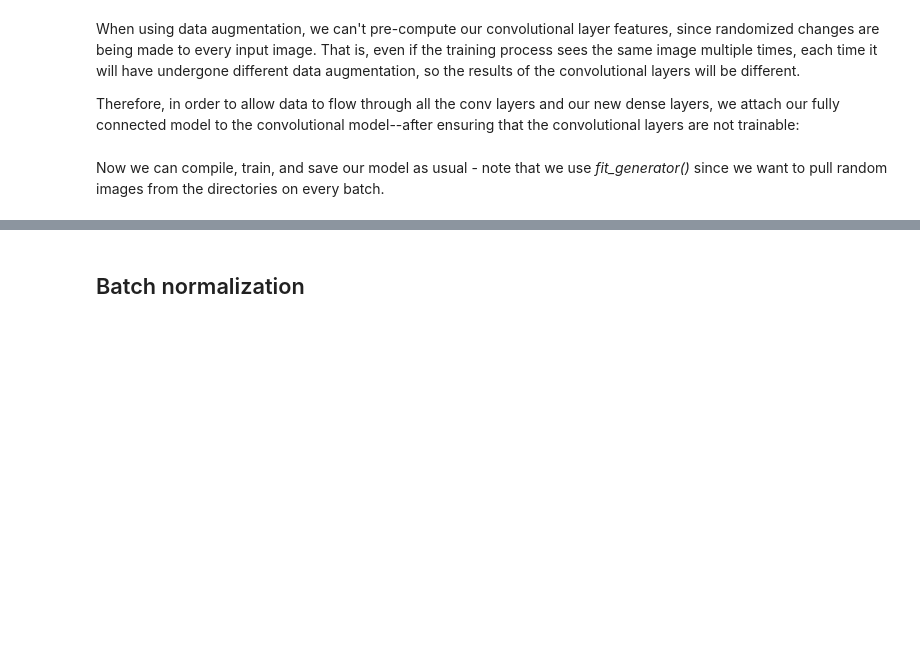
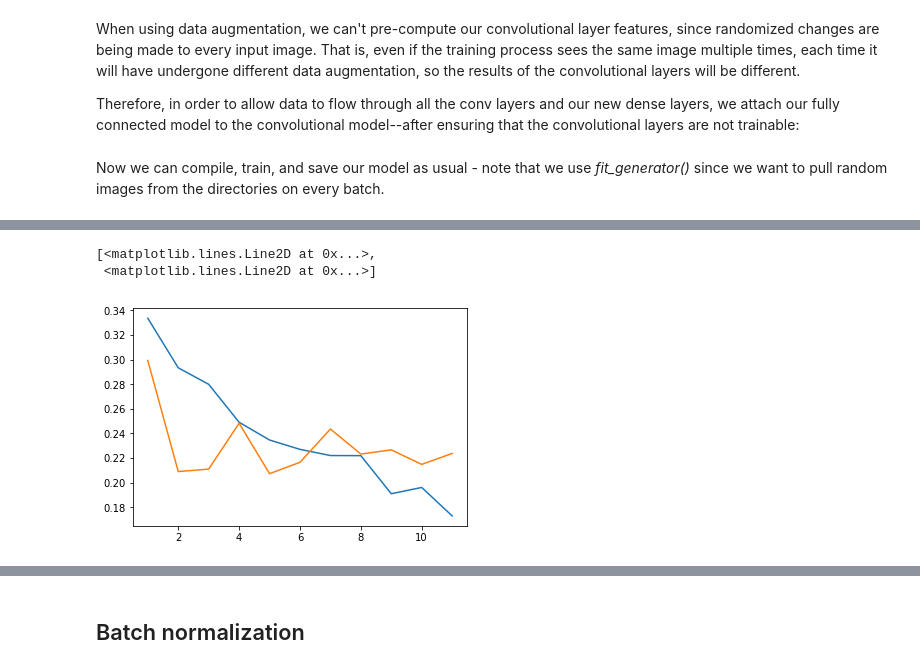
Before and after one commit to sainathadapa/courses, a Jupyter notebook: deeplearning1/nbs-custom-mine/lesson3_01.ipynb, the cells around one changed output, grey strips where cells are left out. Saved outputs shown, nothing was run; the diff lists cells and outputs as text; code cells hidden in the pictures; blank space fills up the shorter version.

```diff
--- a/deeplearning1/nbs-custom-mine/lesson3_01.ipynb
+++ b/deeplearning1/nbs-custom-mine/lesson3_01.ipynb
@@ -294,3 +324,10 @@ Epoch 3/3
 conv_model.save_weights(model_path + 'aug1.h5')
 # %%
 conv_model.load_weights(model_path + 'aug1.h5')
+# %%
+plt.plot(range(1,12), [0.3335, 0.2933, 0.2799, 0.2491, 0.2347, 0.2271, 0.2221, 0.2220, 0.1911, 0.1962, 0.1731],
+        range(1,12), [0.2992, 0.2091, 0.2111, 0.2483, 0.2074, 0.2166, 0.2436, 0.2233, 0.2267, 0.2149, 0.2238])
+# %% [output]
+[<matplotlib.lines.Line2D at 0x...>,
+ <matplotlib.lines.Line2D at 0x...>]
+[figure, added]
```
Also changed, not shown: parts of 15 cells of this notebook, 1 other file.
